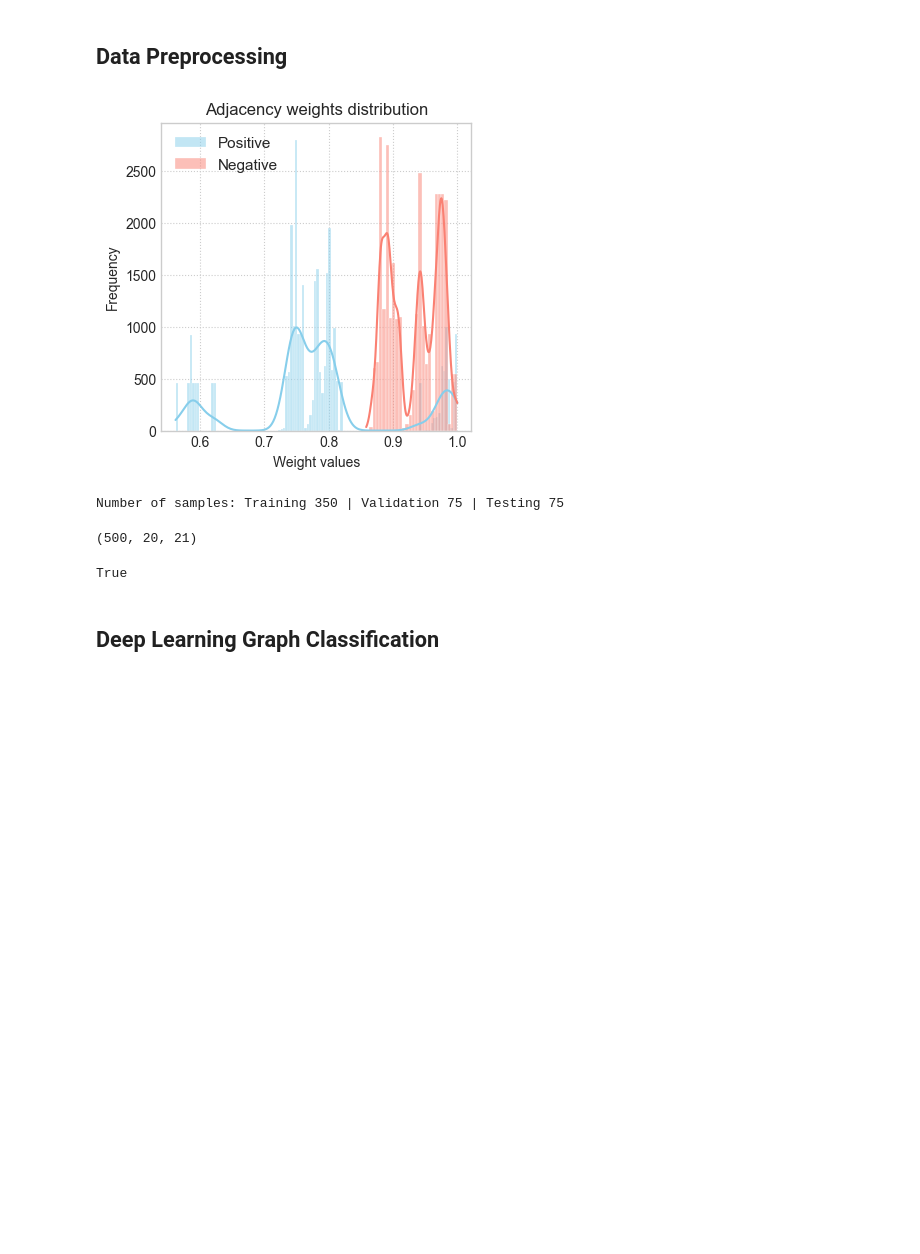
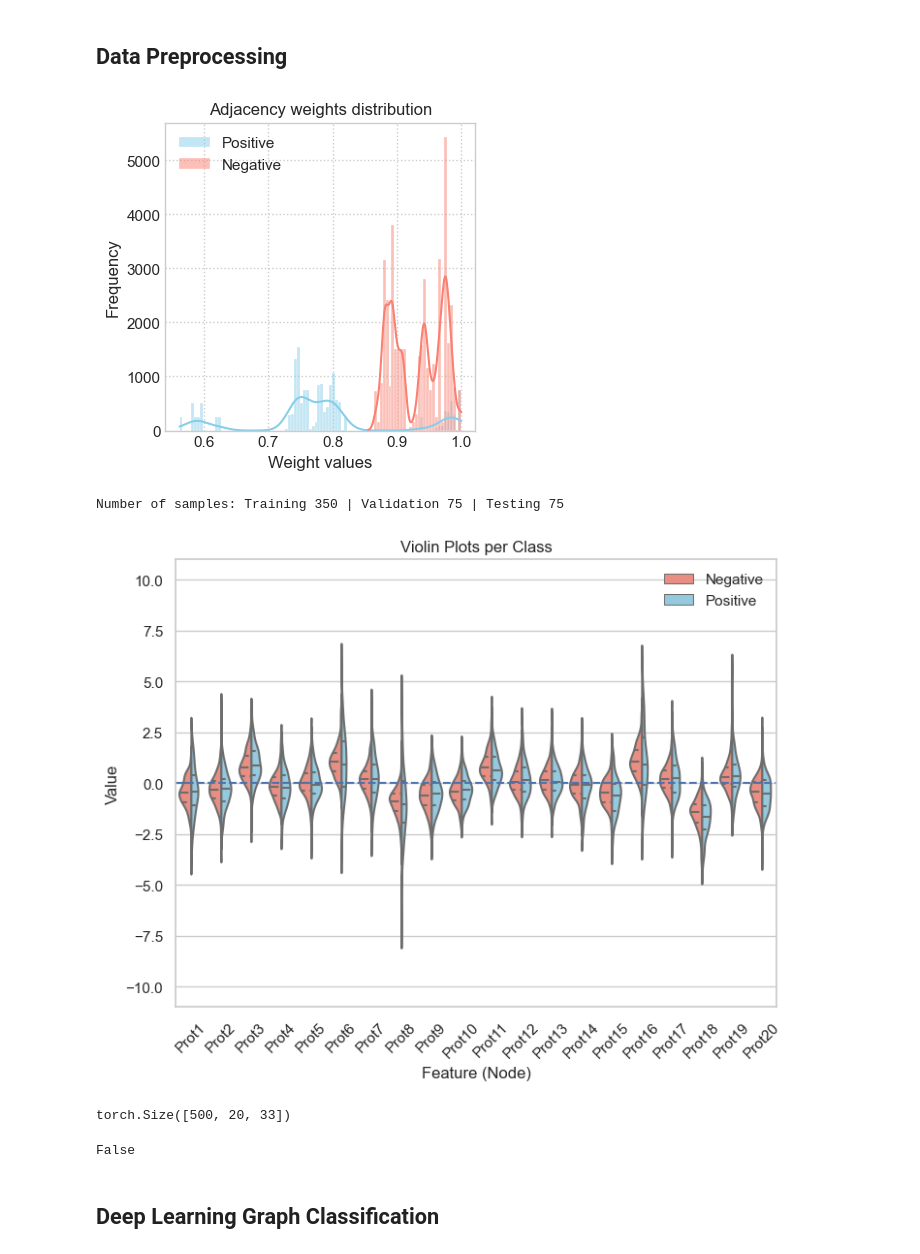
Before and after one commit to Bulbatronik/Exploring-GNN-for-Gaussian-Graphs, a Jupyter notebook: project.ipynb, the cells around one changed output. Drawn from its saved outputs; the diff is of its cells as text; code cells hidden in the pictures; blank space fills up the shorter version.

```diff
--- a/project.ipynb
+++ b/project.ipynb
@@ -46,7 +46,7 @@ seed=42
 set_seed(seed)
 device = set_device()
 
-data_type = 'balanced' # 'unbalanced'
+data_type = 'unbalanced' # 'unbalanced'
 DATA_PATH = DIR_PATH / 'Data'
 fig_path = DIR_PATH / f'Figures/{data_type}'
 os.makedirs(fig_path, exist_ok=True)
@@ -54,7 +54,6 @@ os.makedirs(fig_path, exist_ok=True)
 # Reinitialize graph data
 shutil.rmtree(DATA_PATH / 'processed', ignore_errors=True)
 
-
 results = {} # store the results
 # %% [output]
 Device: cuda
@@ -252,9 +253,9 @@ plot_graphs(A, x, y, 9, 'Negative', save_path)
 ## Data Preprocessing
 # %%
 SCALE_ADJ_WEIGHTS = True
-ADD_OHE_FEATURES = True
-NORMALIZE_FEATURES = False
-ADD_NODE2VEC = False
+ADD_OHE_FEATURES = False
+NORMALIZE_FEATURES = True
+ADD_NODE2VEC = True
 
 
 if SCALE_ADJ_WEIGHTS:
@@ -293,45 +294,46 @@ if NORMALIZE_FEATURES: # TODO: Check this
         x = scale_feature(x, feature_id, train_mask, val_mask, test_mask)
 
         # check the distribution
         data_scaled = np.hstack((x[:, :, feature_id], y))
 
         df = pd.DataFrame(data=data_scaled, columns=list(data.columns[3:]) + [data.columns[2]]) # set the columns in the cirrect order
         df_melted1 = pd.melt(df, id_vars=['class'],
                             value_vars=[f'Prot{i}' for i in range(1, 21)],
                             var_name='Protein', value_name='Expression')
 
         save_path = fig_path / f'violins_norm_{feature_id}.png'
         violin_plots(df_melted1, save_path)
 
 if ADD_NODE2VEC:
     dim = 32
 
     from tqdm import tqdm
     from node2vec import Node2Vec
 
     x = torch.concat((torch.tensor(x, dtype=torch.float32), torch.zeros((x.shape[0], x.shape[1], dim), dtype=torch.float32)), dim=-1).to(device)
 
     for i in tqdm(range(A.shape[0])):
         # embedding for each graph
         G = nx.from_numpy_array(A[i])
         node2vec = Node2Vec(G, dimensions=dim, walk_length=20, num_walks=100, p=2, q=1, workers=20, quiet=True)
         model = node2vec.fit(window=10, min_count=1, batch_words=4)
         x[i, :, 1:] = torch.tensor(model.wv[np.arange(N)], dtype=torch.float32)
     M += dim
         #print(model.wv[np.arange(N)].shape)
 # %% [output]
-[figure, old version]
+[figure, new version]
 Number of samples: Training 350 | Validation 75 | Testing 75
+[figure, added]
 # %%
 print(x.shape)
 # %% [output]
-(500, 20, 21)
+torch.Size([500, 20, 33])
 # %%
 from networkx.utils import graphs_equal
 
 graphs_equal(nx.from_numpy_array(A[1]!=0), nx.from_numpy_array(A[2]!=0))
 # %% [output]
-True
+False
 # %% [markdown]
 ## Deep Learning Graph Classification
 # %%
```
Also changed, not shown: parts of 26 cells of this notebook, 6 other files.
